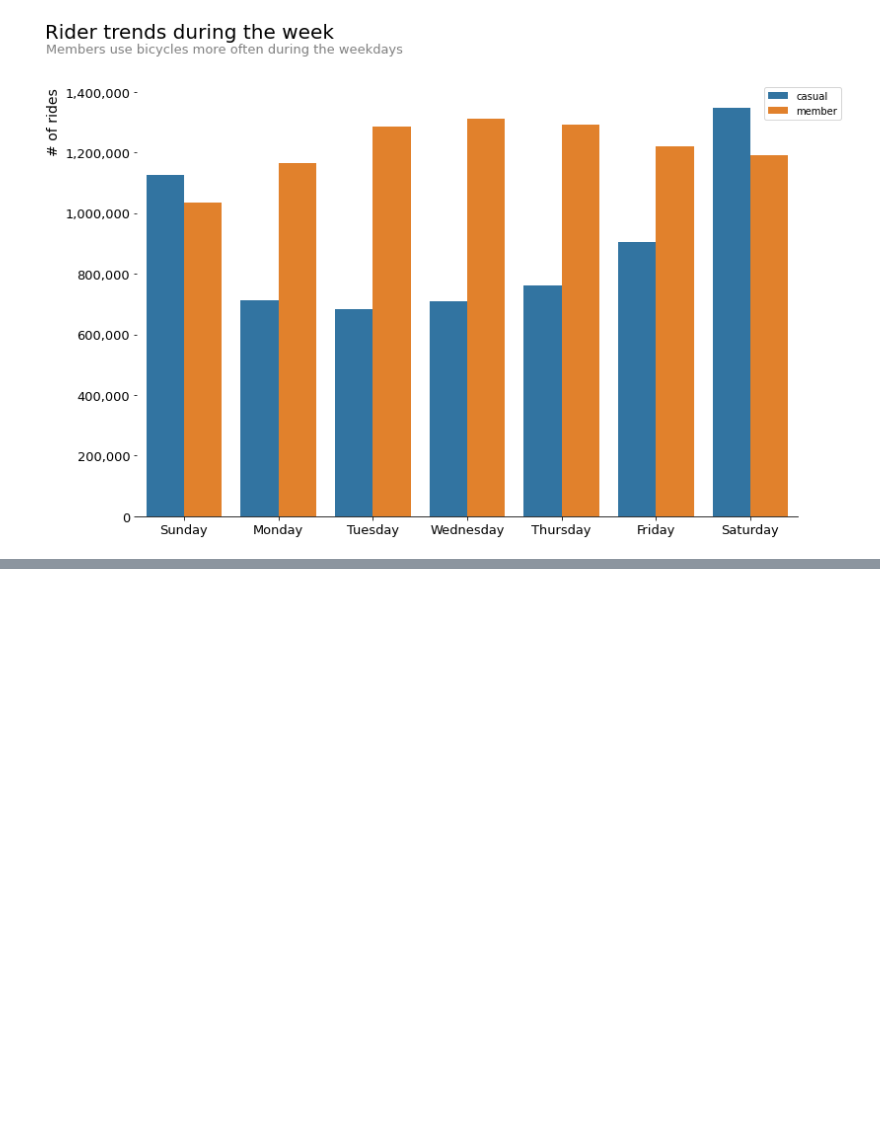
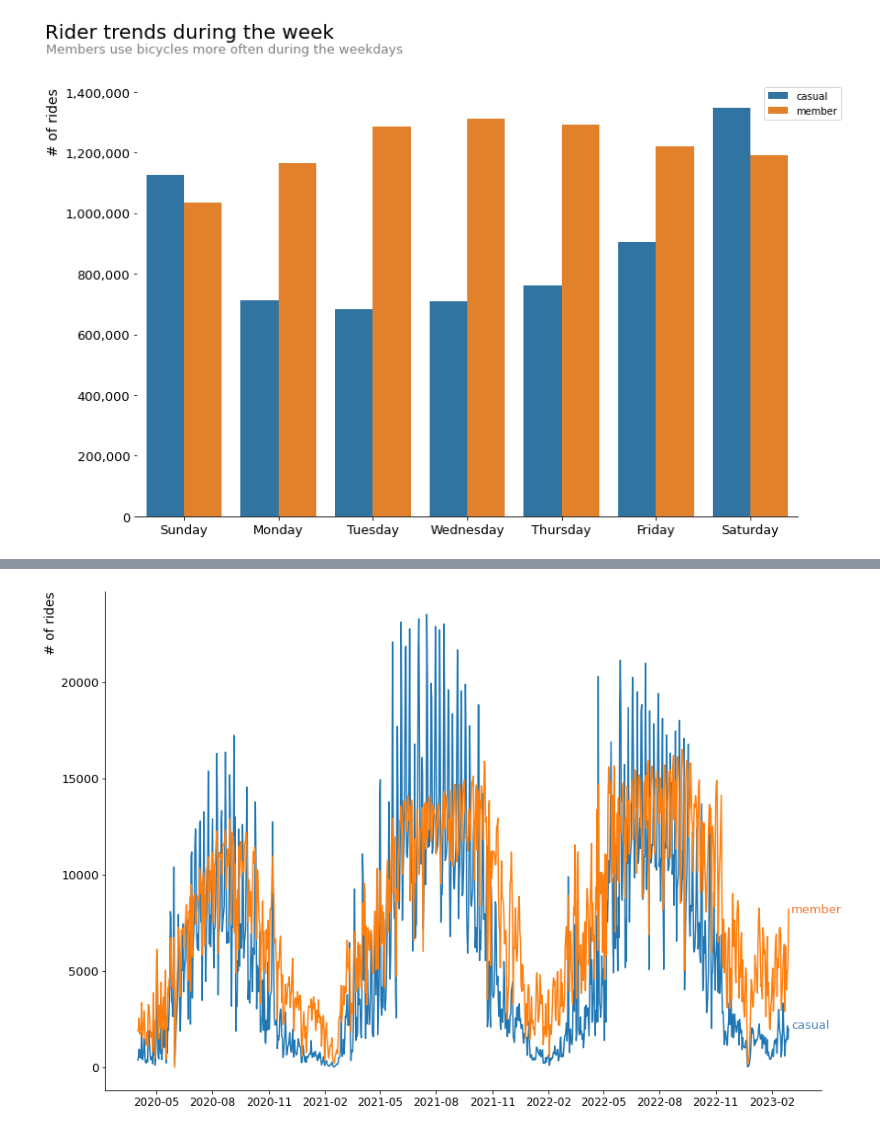
Before and after one commit to paul-trood/bicycle_sharing, a Jupyter notebook: 04_data_analysis.ipynb, the cells around one changed output, grey strips where cells are left out. Saved outputs shown, nothing was run; the diff lists cells and outputs as text; code cells hidden in the pictures; blank space fills up the shorter version.

```diff
--- a/04_data_analysis.ipynb
+++ b/04_data_analysis.ipynb
@@ -148,0 +169,4 @@ plt.show()
+# %%
+data = df.groupby("start_date",as_index=False)["member_casual"].value_counts()
+# %%
+data["start_date"] = pd.to_datetime(data["start_date"])
@@ -148,0 +189,20 @@ plt.show()
+# %%
+fig, ax = plt.subplots(figsize=(14, 10))
+sns.lineplot(data = data, x = "start_date", y = "count", hue = "member_casual")
+#plt.xticks(np.arange(2020, 2023))
+
+import matplotlib.dates as mdates
+ax.xaxis.set_major_locator(mdates.MonthLocator(interval=3))
+
+sns.despine()
+plt.xlabel("")
+plt.ylabel("# of rides", loc = "top", size = 14)
+plt.legend(bbox_to_anchor=(0.95, 1), loc='upper left', borderaxespad=0)
+plt.xticks(size = 12)
+plt.yticks(size = 13)
+plt.legend([], [], frameon=False)
+plt.text(x=19420, y=8000, s ="member", color = "#f17837", size = 13)
+plt.text(x=19420, y=2000, s ="casual", color = "#4B86C1", size = 13)
+plt.show()
+# %% [output]
+[figure, added]
```
Also changed, not shown: parts of 7 cells of this notebook.
